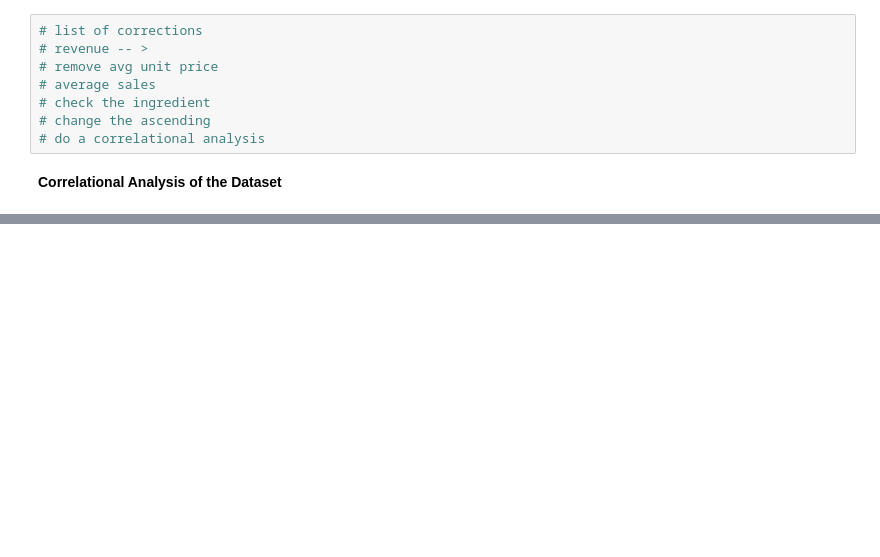
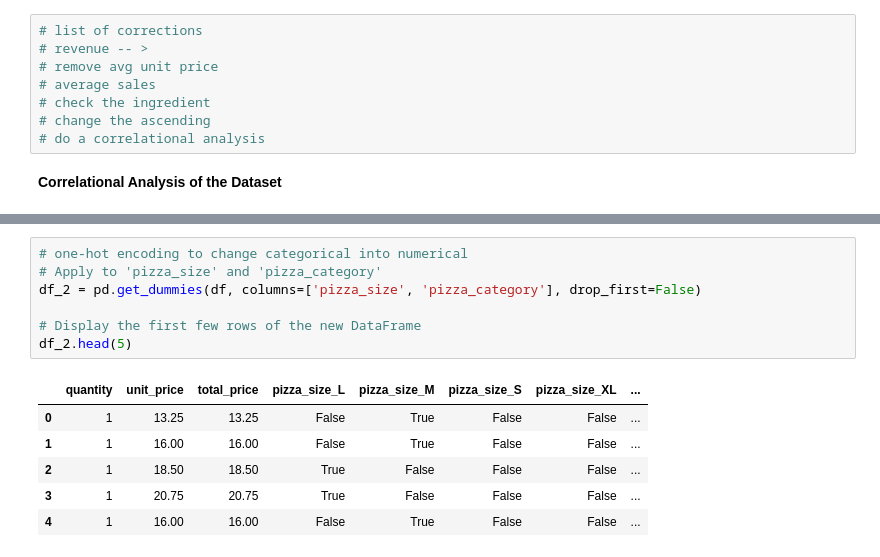
Before and after one commit to Rach0613/KidoCode, a Jupyter notebook: presentation.ipynb, the cells around one changed output, grey strips where cells are left out. Drawn from its saved outputs; the diff is of its cells as text; blank space fills up the shorter version.

```diff
--- a/presentation.ipynb
+++ b/presentation.ipynb
@@ -899,0 +911,14 @@ r2: 0.9999999902230705
+# %%
+# one-hot encoding to change categorical into numerical
+# Apply to 'pizza_size' and 'pizza_category'
+df_2 = pd.get_dummies(df, columns=['pizza_size', 'pizza_category'], drop_first=False)
+
+# Display the first few rows of the new DataFrame
+df_2.head(5)
+# %% [output]
+|  | quantity | unit_price | total_price | pizza_size_L | pizza_size_M | pizza_size_S | pizza_size_XL | ... |
+| 0 | 1 | 13.25 | 13.25 | False | True | False | False | ... |
+| 1 | 1 | 16.00 | 16.00 | False | True | False | False | ... |
+| 2 | 1 | 18.50 | 18.50 | True | False | False | False | ... |
+| 3 | 1 | 20.75 | 20.75 | True | False | False | False | ... |
+| 4 | 1 | 16.00 | 16.00 | False | True | False | False | ... |
```
Also changed, not shown: parts of 16 cells of this notebook.
